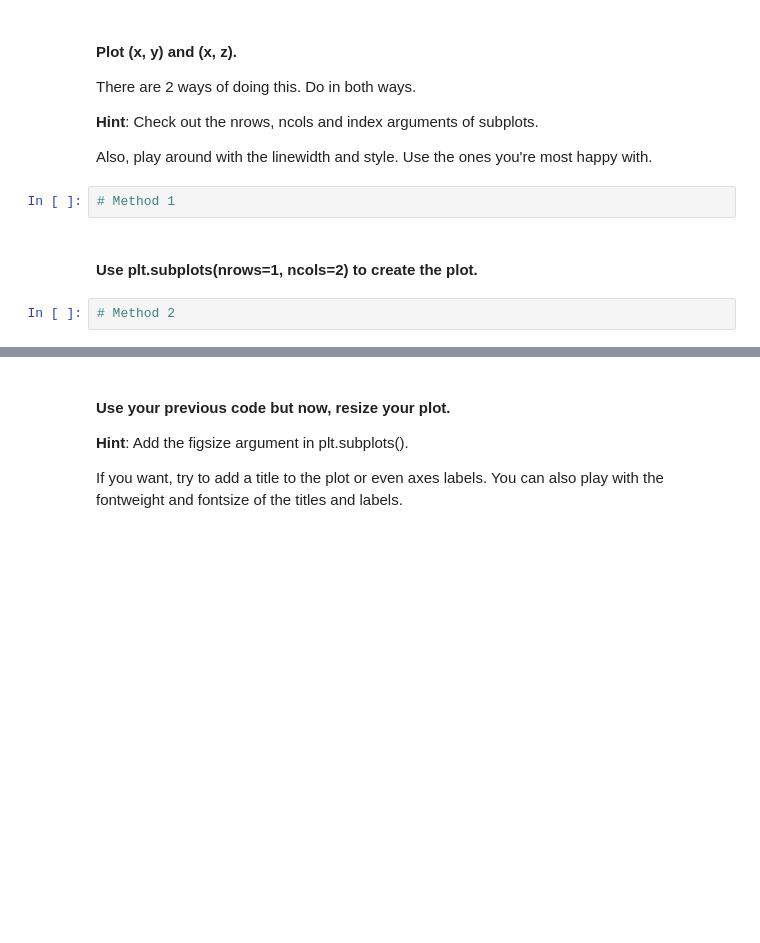
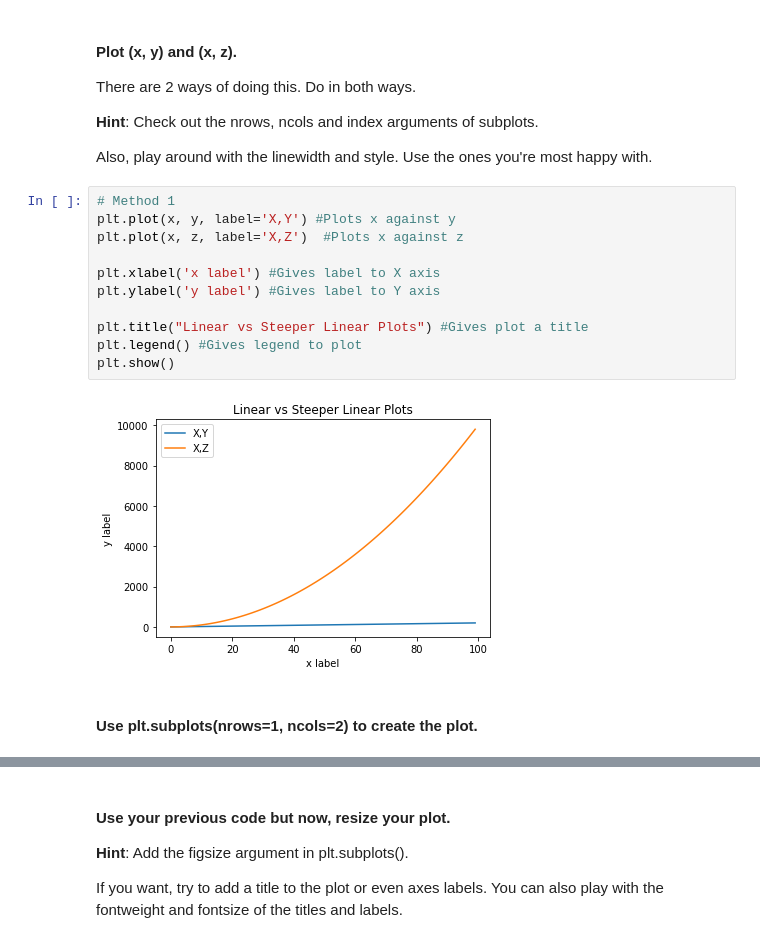
Before and after one commit to ta-data-lis/lab-matplotlib-seaborn, a Jupyter notebook: your-code/main.ipynb, the cells around one changed output, grey strips where cells are left out. Cells and saved outputs as stored; diff of their text form; blank space fills up the shorter version.

```diff
--- a/your-code/main.ipynb
+++ b/your-code/main.ipynb
@@ -20,9 +25,18 @@ There are 2 ways of doing this. Do in both ways.
 **Hint**: Check out the nrows, ncols and index arguments of subplots.
 
 Also, play around with the linewidth and style. Use the ones you're most happy with.
-# %%
-# Method 1
+# %%
+# Method 1
+plt.plot(x, y, label='X,Y') #Plots x against y
+plt.plot(x, z, label='X,Z')  #Plots x against z
+
+plt.xlabel('x label') #Gives label to X axis
+plt.ylabel('y label') #Gives label to Y axis
+
+plt.title("Linear vs Steeper Linear Plots") #Gives plot a title
+plt.legend() #Gives legend to plot
+plt.show()
+# %% [output]
+[figure, added]
 # %% [markdown]
 #### Use plt.subplots(nrows=1, ncols=2) to create the plot.
-# %%
-# Method 2
```
Also changed, not shown: parts of 49 cells of this notebook, 1 other file.
